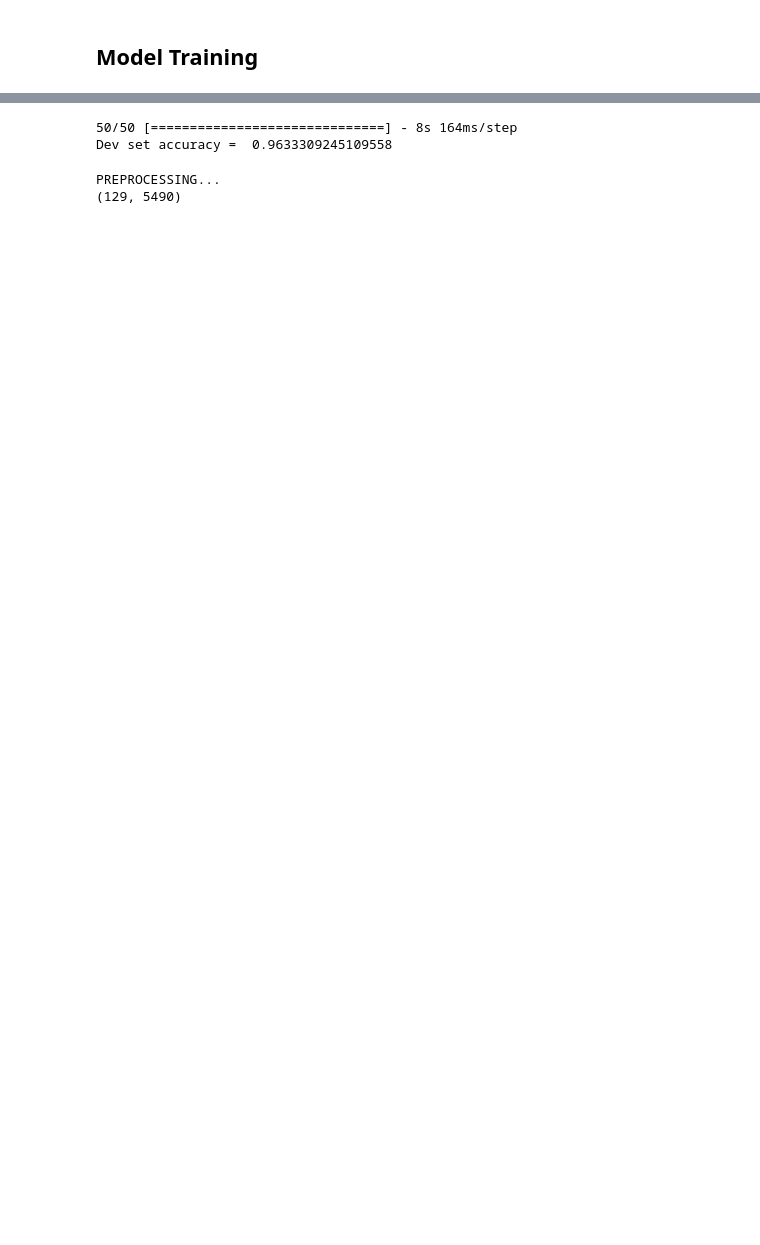
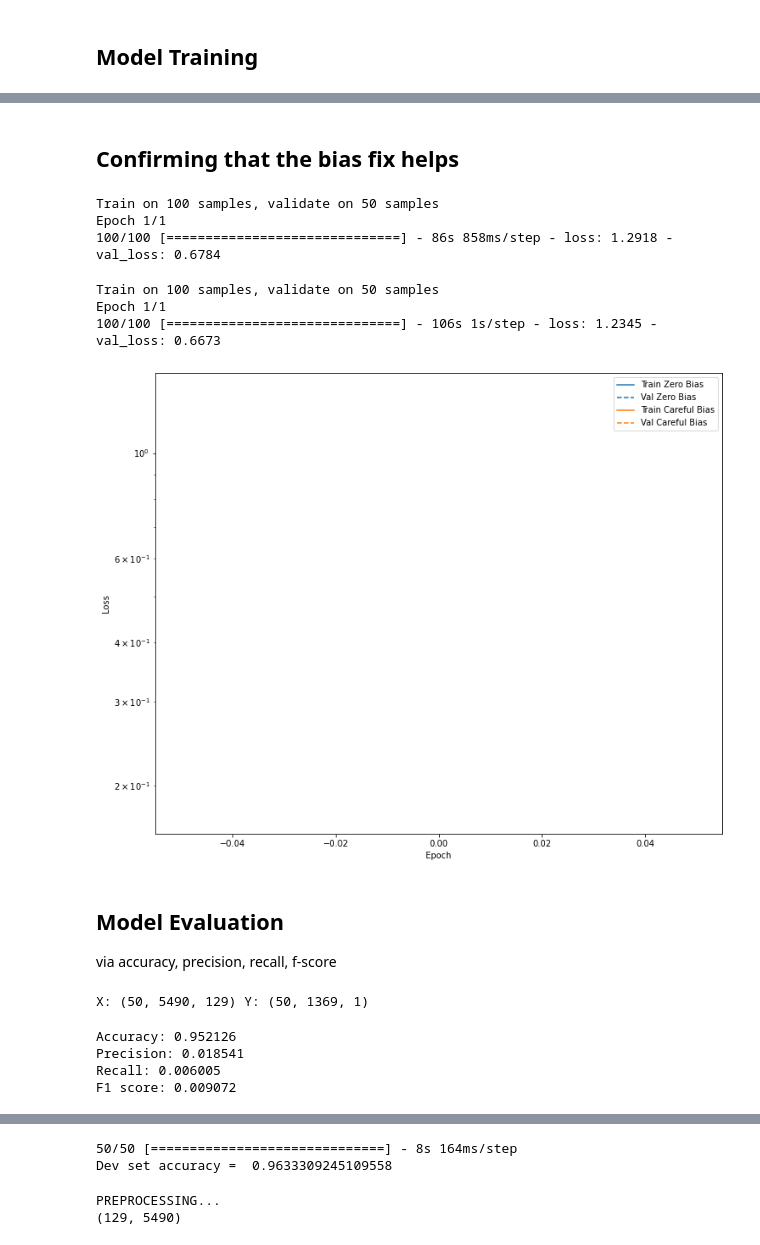
Before and after one commit to ybchen97/filler_detection, a Jupyter notebook: model.ipynb, the cells around one changed output, grey strips where cells are left out. Drawn from its saved outputs; the diff is of its cells as text; code cells hidden in the pictures; blank space fills up the shorter version.

```diff
--- a/model.ipynb
+++ b/model.ipynb
@@ -243,0 +267,2 @@ Epoch 1/1
+# %%
+model_train(model, X, Y, X_dev, Y_dev)
@@ -243,0 +277,78 @@ Epoch 1/1
+# %% [markdown]
+## Confirming that the bias fix helps
+# %%
+zero_bias_model = create_model(input_shape = (Tx, n_freq), output_bias = None)
+zero_bias_history = model_train(model, X, Y, X_dev, Y_dev)
+# %% [output]
+Train on 100 samples, validate on 50 samples
+Epoch 1/1
+100/100 [==============================] - 86s 858ms/step - loss: 1.2918 - val_loss: 0.6784
+# %%
+careful_bias_model = create_model(input_shape = (Tx, n_freq), output_bias = initial_bias)
+careful_bias_history = model_train(model, X, Y, X_dev, Y_dev)
+# %% [output]
+Train on 100 samples, validate on 50 samples
+Epoch 1/1
+100/100 [==============================] - 106s 1s/step - loss: 1.2345 - val_loss: 0.6673
+# %%
+import matplotlib as mpl
+
+mpl.rcParams['figure.figsize'] = (12, 10)
+colors = plt.rcParams['axes.prop_cycle'].by_key()['color']
+
+def plot_loss(history, label, n):
+  # Use a log scale to show the wide range of values.
+  plt.semilogy(history.epoch,  history.history['loss'],
+               color=colors[n], label='Train '+label)
+  plt.semilogy(history.epoch,  history.history['val_loss'],
+          color=colors[n], label='Val '+label,
+          linestyle="--")
+  plt.xlabel('Epoch')
+  plt.ylabel('Loss')
+
+  plt.legend()
+# %%
+plot_loss(zero_bias_history, "Zero Bias", 0)
+plot_loss(careful_bias_history, "Careful Bias", 1)
+# %% [output]
+[figure, added]
+# %% [markdown]
+## Model Evaluation
+via accuracy, precision, recall, f-score
+# %%
+X_test = np.load(DATA_PATH + "XY_test/X_test.npy")
+Y_test = np.load(DATA_PATH + "XY_test/Y_test.npy")
+print("X: {} Y: {}".format(X_test.shape, Y_test.shape))
+# %% [output]
+X: (50, 5490, 129) Y: (50, 1369, 1)
+# %%
+from sklearn.metrics import f1_score, recall_score, precision_score, accuracy_score
+
+# Evaluates the model on the test sets based on accuracy, precision, recall, and f1 score.
+def evaluate_model(model, X_test, Y_test):
+    # predict probabilities for dev set
+    Y_predict = model.predict(X_test, verbose=0)
+    # Applying sigmoid onto prediction of probabilities in order to use f-score
+    Y_predict = np.where(Y_predict > 0.5, 1, 0)
+
+    # flatten array in order to use fscore
+    Y_test_flattened = Y_test.flatten()
+    Y_predict_flattened = Y_predict.flatten()
+
+    # accuracy: (tp + tn) / (p + n)
+    accuracy = accuracy_score(Y_test_flattened, Y_predict_flattened)
+    print('Accuracy: %f' % accuracy)
+    # precision tp / (tp + fp)
+    precision = precision_score(Y_test_flattened, Y_predict_flattened)
+    print('Precision: %f' % precision)
+    # recall: tp / (tp + fn)
+    recall = recall_score(Y_test_flattened, Y_predict_flattened)
+    print('Recall: %f' % recall)
+    # f1: 2 tp / (2 tp + fp + fn)
+    f1 = f1_score(Y_test_flattened, Y_predict_flattened)
+    print('F1 score: %f' % f1)
+# %% [output]
+Accuracy: 0.952126
+Precision: 0.018541
+Recall: 0.006005
+F1 score: 0.009072
```
Also changed, not shown: parts of 23 cells of this notebook.
